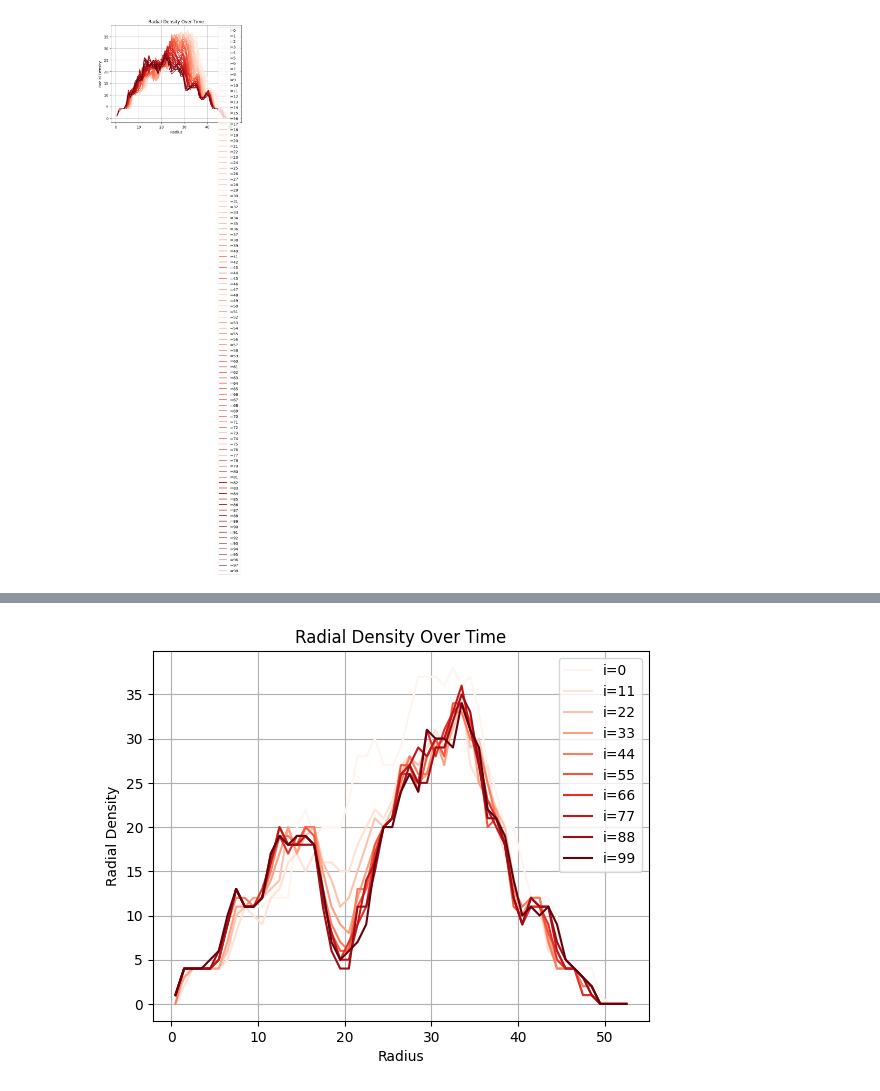
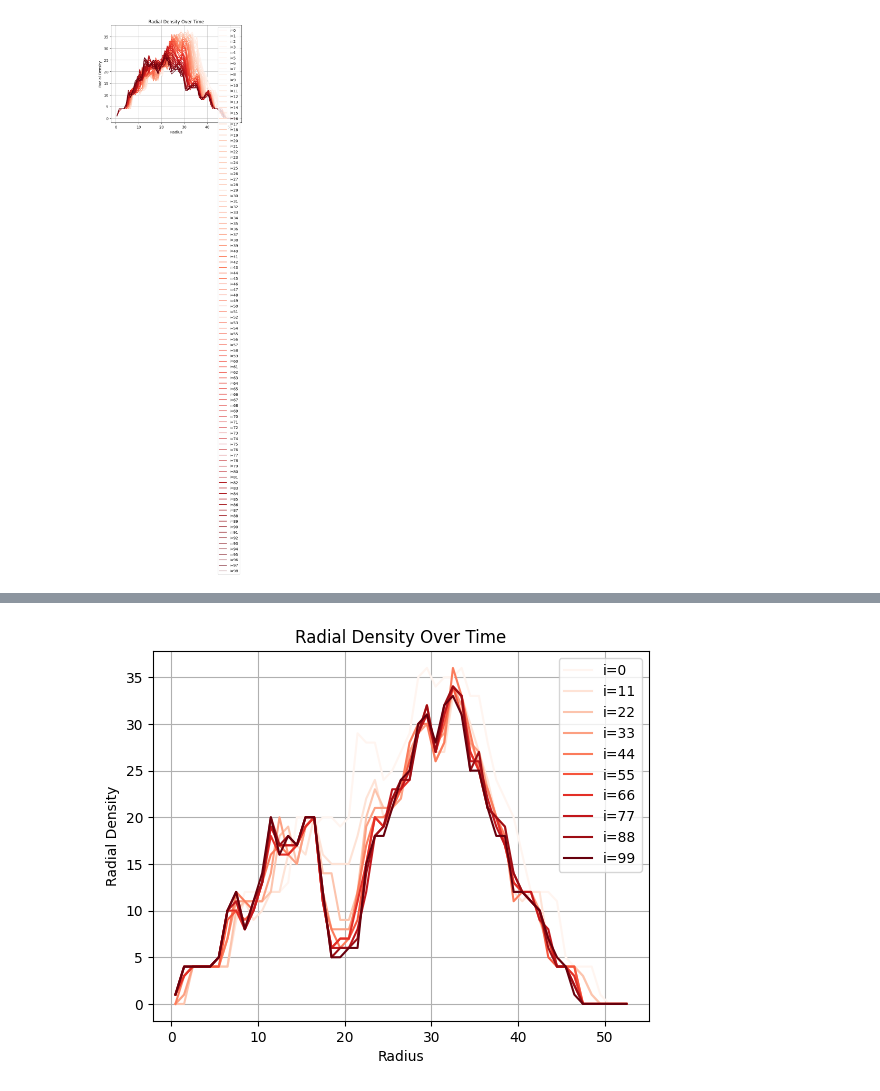
Before and after one commit to kav-kamath/MCF10A_collective_cell_migration, a Jupyter notebook: additional_plotting.ipynb, the cells around one changed output, grey strips where cells are left out. Cells and saved outputs as stored; diff of their text form; code cells hidden in the pictures.

Commit message:
4 trials, varying k, with new adhesion & separation scheme

```diff
--- a/additional_plotting.ipynb
+++ b/additional_plotting.ipynb
@@ -109,5 +109,10 @@ with open("trial_data/no_zero_choice/simulation_results_k15through20.pkl", "rb")
 # %%
 sim_list = simulation_results_k04 + simulation_results_k59 + simulation_results_k1014 + simulation_results_k1520
 
-for i in range(len(sim_list)):
-    plot_one_frame(sim_list[i].cell_states[99], title = f"k={i}")
+with open("trial_data/zero_choice_no_stickiness/simulation_results_k0through4.pkl", "rb") as f:
+    simulation_results = pickle.load(f)
+
+animate_cell_simulation(simulation_results[4].cell_states, simulation_results[4].event_times)
+
+#for i in range(len(simulation_results_k1520)):
+#    plot_one_frame(simulation_results_k1520[i].cell_states[99], title = f"k={i}")
@@ -180,6 +171,6 @@ plt.show()
 # %% [output]
 [figure]
 # %%
-with open("simulation_results_k0through4.pkl", "rb") as f:
+with open("trial_data/sticky_and_zero_choice/simulation_result_k5.pkl", "rb") as f:
     sim_res = pickle.load(f)
-animate_cell_simulation(sim_res[4].cell_states, sim_res[4].event_times)
+animate_cell_simulation(sim_res.cell_states, sim_res.event_times)
@@ -188,25 +177,25 @@ animate_cell_simulation(sim_res[4].cell_states, sim_res[4].event_times)
 # %%
 iterations = range(0, 100, 11)
 num_plots = len(iterations)
 
 cmap = plt.colormaps.get_cmap("Reds")
 
 # colors for each iteration
 colors = [cmap(i / (num_plots - 1)) for i in range(num_plots)]
 
 for index, i in enumerate(iterations):
-    bin_centers, bin_edges, values = radial_density(sim_res[4].cell_states[i], bin_width=1)
+    bin_centers, bin_edges, values = radial_density(sim_res.cell_states[i], bin_width=1)
 
     plt.plot(bin_centers, values, color=colors[index], label=f'i={i}')
 
 plt.xlabel('Radius')
 plt.ylabel('Radial Density')
 plt.title('Radial Density Over Time')
 plt.grid(True)
 plt.legend()
 plt.show()
 # %% [output]
-[figure, old version]
+[figure, new version]
 # %%
 
 counts = []
```
Also changed, not shown: parts of 3 cells of this notebook, 5 other files.
